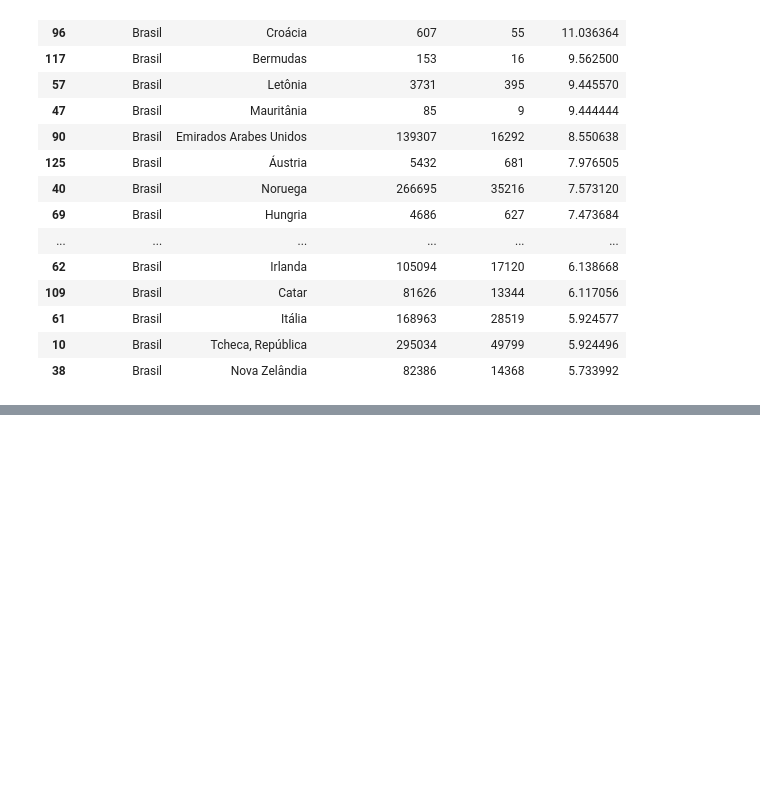
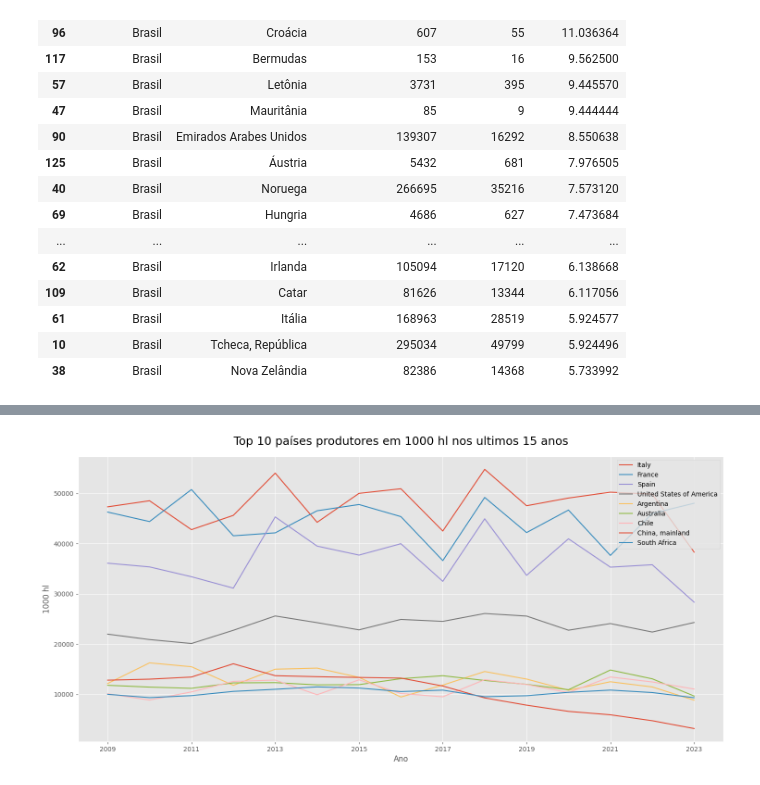
Before and after one commit to felipefreitasffs/wineAnalysis, a Jupyter notebook: src/wine.ipynb, the cells around one changed output, grey strips where cells are left out. Saved outputs shown, nothing was run; the diff lists cells and outputs as text; code cells hidden in the pictures; blank space fills up the shorter version.

```diff
--- a/src/wine.ipynb
+++ b/src/wine.ipynb
@@ -188,0 +295,5 @@ df_merge.sort_values(by="Preço por Litro", ascending=False).head(20)
+# %%
+oivVinhoProduction = pd.pivot_table(oivVinho[oivVinho["Variable"] == 'Production'], index = 'Region/Country', columns = 'Year', values = 'Quantity')
+oivVinhoProduction['Total'] = oivVinhoProduction.sum(numeric_only=True, axis=1)
+oivVinhoProduction = oivVinhoProduction.fillna(0)
+oivVinhoProduction.head()
@@ -188,0 +308,13 @@ df_merge.sort_values(by="Preço por Litro", ascending=False).head(20)
+# %%
+df_oiv_prod = oivVinhoProduction.sort_values(by="Total", ascending=False).head(10).drop(["Total"], axis=1).iloc[1:].T
+
+axis = df_oiv_prod.plot(figsize=(18,8))
+axis.set_xlabel('Ano')
+axis.set_ylabel('1000 hl')
+title_obj = plt.title("Top 10 países produtores em 1000 hl nos ultimos 15 anos", fontsize=18, pad=18)
+plt.setp(title_obj, color='black')
+plt.legend(labelcolor='black')
+
+plt.show()
+# %% [output]
+[figure, added]
```
Also changed, not shown: parts of 13 cells of this notebook.
